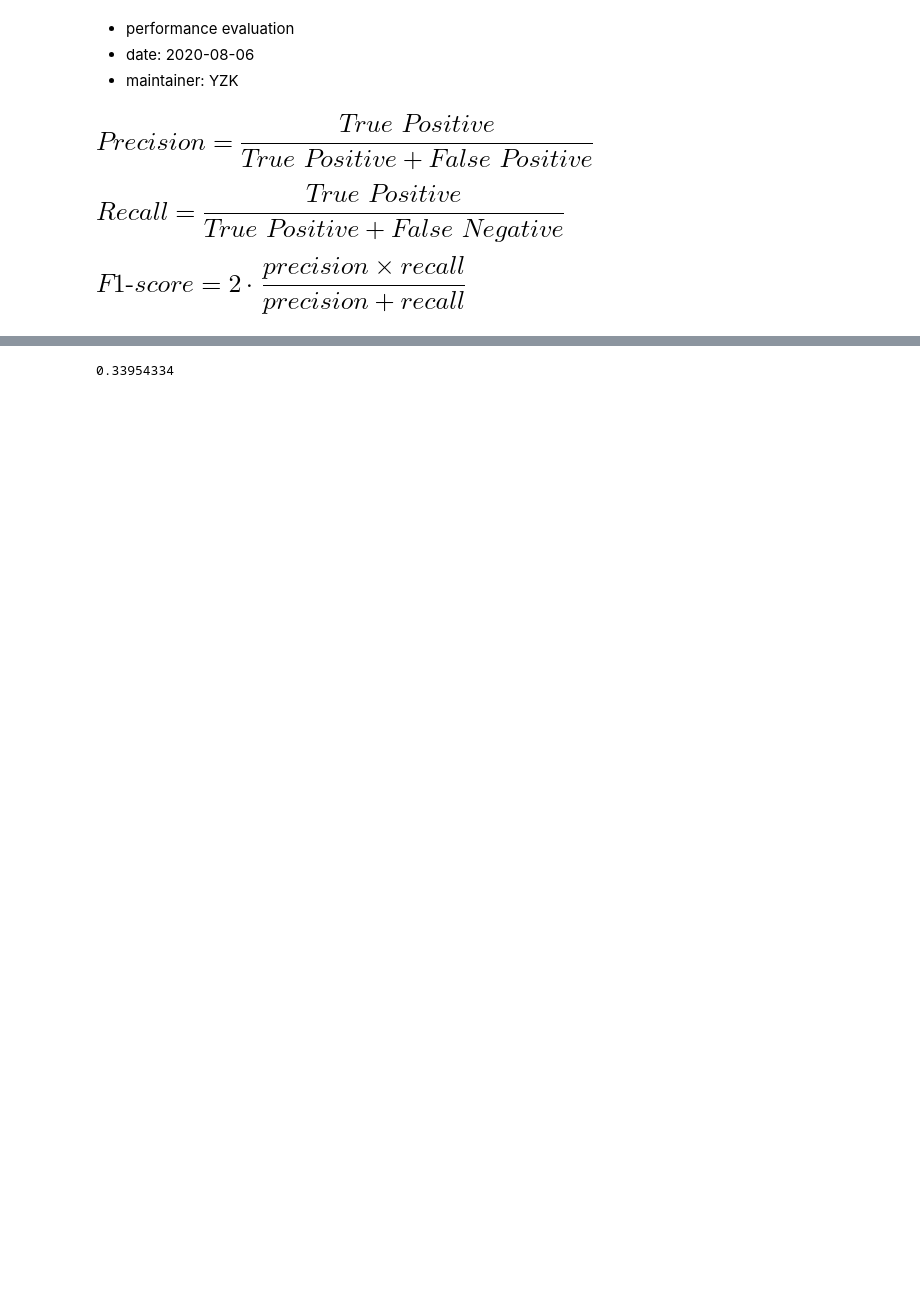
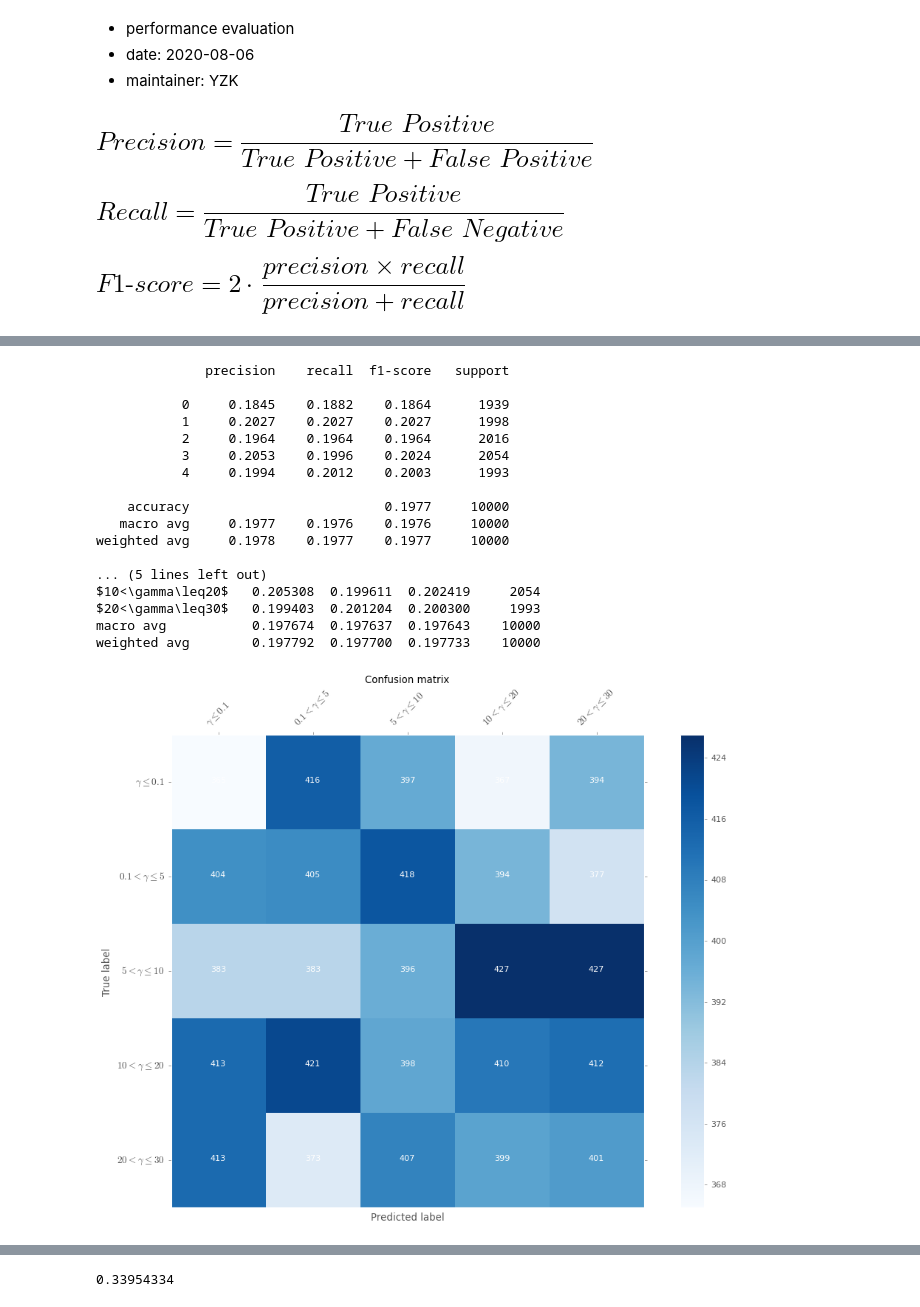
Before and after one commit to thecourageyu/RNNQC, a Jupyter notebook: lib/perfeval.ipynb, the cells around one changed output, grey strips where cells are left out. Cells and saved outputs as stored; diff of their text form; code cells hidden in the pictures; blank space fills up the shorter version.

```diff
--- a/lib/perfeval.ipynb
+++ b/lib/perfeval.ipynb
@@ -105,7 +121,7 @@ def display_table(df, ax, dtype=None, onlytable=False, treverse=False, tloc="bot
     for row in range(nrow):
         if not onlytable:
             ax.bar(index, data[row, :], bar_width, bottom=y_offset, color=colors[row])
-        y_offset = y_offset + data[row]
+        y_offset = y_offset + data[row, :]
     #     celltext.append(["%1.1f" % x for x in y_offset])
         if dtype == "cm":
             celltext.append(["%d" % data[row, j] for j in range(nclass)])
@@ -139,6 +155,6 @@ def display_table(df, ax, dtype=None, onlytable=False, treverse=False, tloc="bot
     # plt.yticks(values * value_increment, ['%d' % val for val in values])
     ax.set_xticks([])
     if title is not None:
-        ax.set_title(title, fontsize=16)
+        ax.set_title(title, fontsize=12)
 
 #     plt.show()
@@ -373,9 +464,0 @@ if __name__ == "__main__":
-# %%
-n = 100
-y_true = np.random.choice([0, 1, 2, 3, 4], n, replace=True)
-y_pred = np.random.choice([0, 1, 2, 3, 4], n, replace=True)
-classes = getClasses([0.1, 5, 10, 20])
-perfeval.tspredict(y_true, y_pred, task="classification", classes=classes, toffset=0.1)
-
-cm = metrics.confusion_matrix(y_true, y_pred, labels=[0, 1, 2])
-clsreport = metrics.classification_report(y_true, y_pred, digits=4, output_dict=True)
@@ -395,0 +465,56 @@ weighted avg     0.2805    0.2600    0.2680       100
+# %%
+if __name__ == "__main__":
+    n = 10000
+    y_true = np.random.choice([0, 1, 2, 3, 4], n, replace=True)
+#     y_true = np.random.choice([0, 1], n, replace=True)
+
+    y_pred = np.random.choice([0, 1, 2, 3, 4], n, replace=True)
+#     y_pred = np.random.choice([0, 1, 2, 3], n, replace=True)
+
+    classify = [0.1, 5, 10, 20, 30]
+    classes = getClasses(classify)
+
+    y_class = np.unique(np.append(np.unique(y_true), np.unique(y_pred)))
+    classes = [classes[i] for i in y_class]
+
+    # confusion matrix
+    cm = metrics.confusion_matrix(y_true, y_pred)
+    plot_confusion_matrix(cm, classes=classes)
+
+    # cls report
+    clsreport = metrics.classification_report(y_true, y_pred, digits=4, output_dict=True)
+    print(metrics.classification_report(y_true, y_pred, digits=4))
+    df = pd.DataFrame()
+    for i in clsreport.keys():
+        if i == "accuracy":
+            acc = clsreport[i]
+            print("acc: ", acc)
+            continue
+        df_ = pd.DataFrame(clsreport[i], index=[i])
+    #     print(df_)
+        df = pd.concat([df, df_], axis=0)
+
+    df.index = classes + df.index[-2:].tolist()
+    print(df)
+
+    y2step = np.random.rand(n) * 10
+    perfeval.tspredict(y_true, y_pred, task="class2step", classify=classify, toffset=0.1, y2step=y2step)
+# %% [output]
+              precision    recall  f1-score   support
+
+           0     0.1845    0.1882    0.1864      1939
+           1     0.2027    0.2027    0.2027      1998
+           2     0.1964    0.1964    0.1964      2016
+           3     0.2053    0.1996    0.2024      2054
+           4     0.1994    0.2012    0.2003      1993
+
+    accuracy                         0.1977     10000
+   macro avg     0.1977    0.1976    0.1976     10000
+weighted avg     0.1978    0.1977    0.1977     10000
+
+... (5 lines left out)
+$10<\gamma\leq20$   0.205308  0.199611  0.202419     2054
+$20<\gamma\leq30$   0.199403  0.201204  0.200300     1993
+macro avg           0.197674  0.197637  0.197643    10000
+weighted avg        0.197792  0.197700  0.197733    10000
+[figure, added]
```
Also changed, not shown: parts of 11 cells of this notebook, 3 other files.
